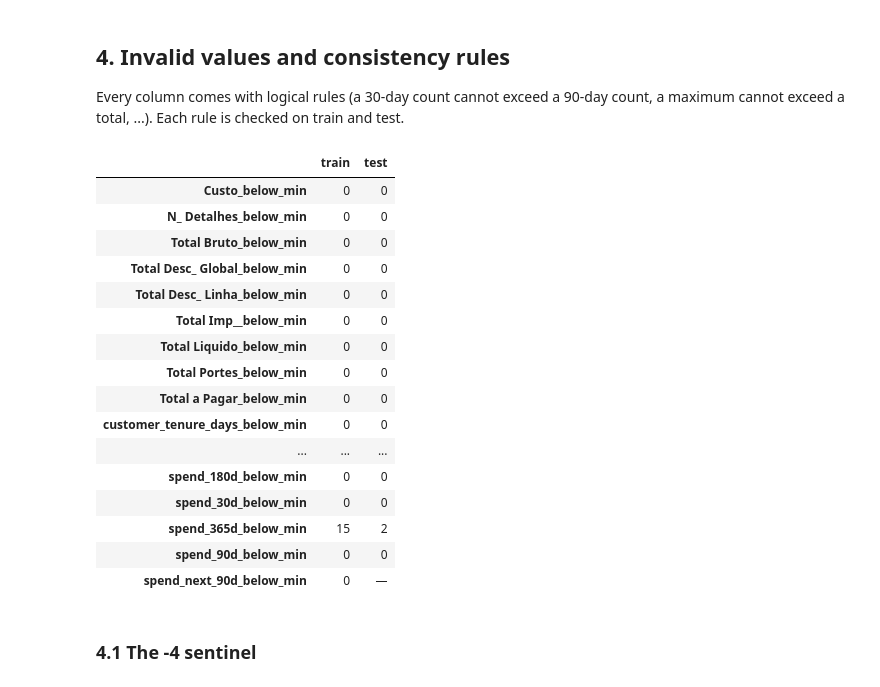
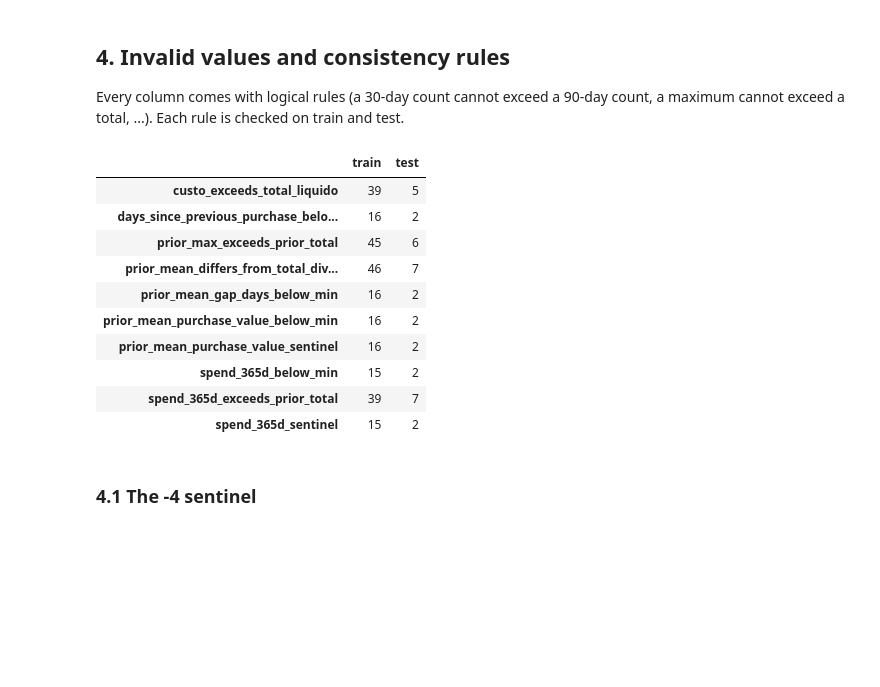
Before and after one commit to Yan-Sidoryk/ETAI_Project_Group_12, a Jupyter notebook: notebooks/01_data_audit.ipynb, the cells around one changed output. Saved outputs shown, nothing was run; the diff lists cells and outputs as text; code cells hidden in the pictures; blank space fills up the shorter version.

```diff
--- a/notebooks/01_data_audit.ipynb
+++ b/notebooks/01_data_audit.ipynb
@@ -323,50 +323,46 @@ def check_rules(df, config):
 
         if rows.empty:
             counts[name] = 0
             continue
 
         violations = rows.eval(rule["violation"], engine="python")
         counts[name] = violations.sum()
 
     return pd.Series(counts, dtype="Int64")
 
 
 def highlight_violation(count):
     if pd.notna(count) and count > 0:
         return "background-color: #871818; color: white"
     return ""
 
 
 rules = pd.DataFrame({
     "train": check_rules(train, diagnosis),
     "test": check_rules(test, diagnosis),
 }).astype("Int64")
 
+non_zero = rules[(rules["train"] > 0) | (rules["test"] > 0)]
+
 styled_rules = (
-    rules.style
+    non_zero.style
     .format(precision=0, na_rep="—")
     .map(highlight_violation, subset=["train", "test"])
 )
 
 display(styled_rules)
 # %% [output]
 |  | train | test |
-| Custo_below_min | 0 | 0 |
-| N_ Detalhes_below_min | 0 | 0 |
-| Total Bruto_below_min | 0 | 0 |
-| Total Desc_ Global_below_min | 0 | 0 |
-| Total Desc_ Linha_below_min | 0 | 0 |
-| Total Imp__below_min | 0 | 0 |
-| Total Liquido_below_min | 0 | 0 |
-| Total Portes_below_min | 0 | 0 |
-| Total a Pagar_below_min | 0 | 0 |
-| customer_tenure_days_below_min | 0 | 0 |
-| ... | ... | ... |
-| spend_180d_below_min | 0 | 0 |
-| spend_30d_below_min | 0 | 0 |
+| custo_exceeds_total_liquido | 39 | 5 |
+| days_since_previous_purchase_belo... | 16 | 2 |
+| prior_max_exceeds_prior_total | 45 | 6 |
+| prior_mean_differs_from_total_div... | 46 | 7 |
+| prior_mean_gap_days_below_min | 16 | 2 |
+| prior_mean_purchase_value_below_min | 16 | 2 |
+| prior_mean_purchase_value_sentinel | 16 | 2 |
 | spend_365d_below_min | 15 | 2 |
-| spend_90d_below_min | 0 | 0 |
-| spend_next_90d_below_min | 0 | — |
+| spend_365d_exceeds_prior_total | 39 | 7 |
+| spend_365d_sentinel | 15 | 2 |
 # %% [markdown]
 ### 4.1 The -4 sentinel
 # %%
```
